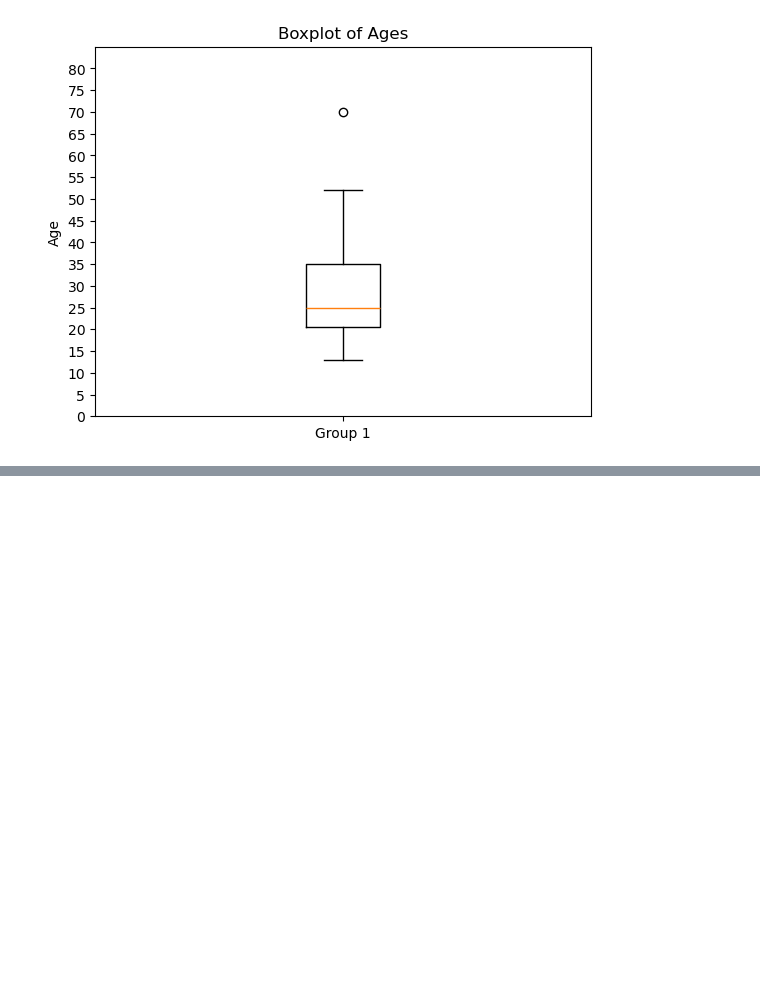
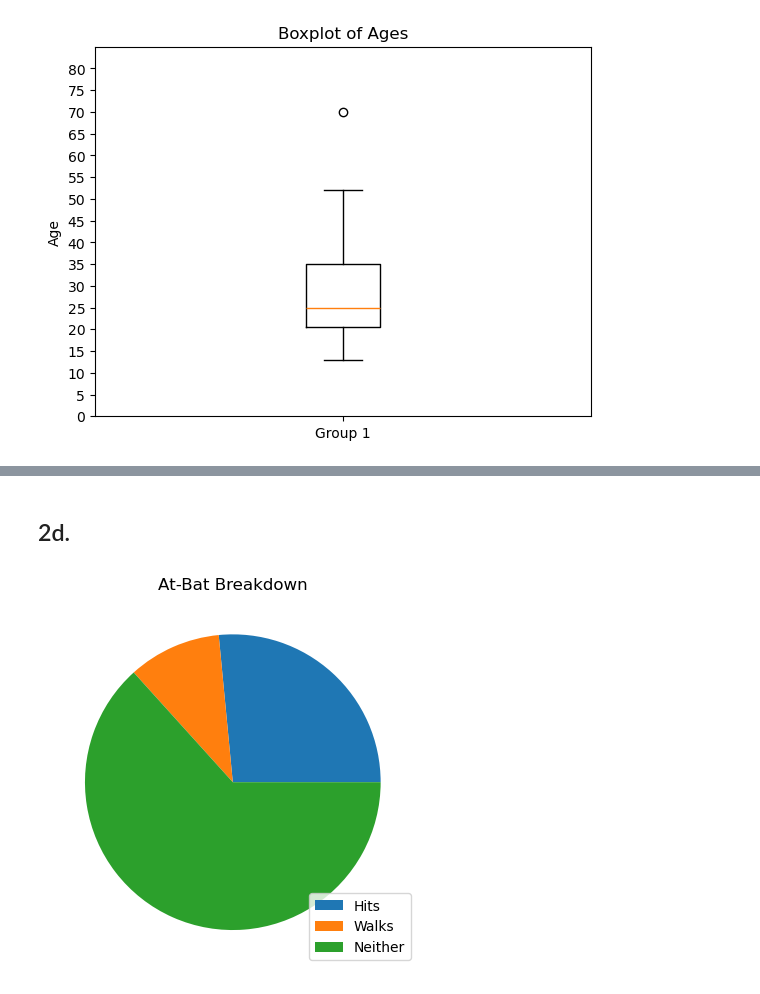
Before and after one commit to jyl22004/code_2600, a Jupyter notebook: homework1.ipynb, the cells around one changed output, grey strips where cells are left out. Cells and saved outputs as stored; diff of their text form; code cells hidden in the pictures; blank space fills up the shorter version.

```diff
--- a/homework1.ipynb
+++ b/homework1.ipynb
@@ -90,0 +146,26 @@ import csv
+# %% [markdown]
+## 2d.
+# %%
+from ISLP import load_data
+import matplotlib.pyplot as plt
+
+data = load_data('Hitters')
+total_AtBat = data['AtBat'].sum()
+total_Hits = data['Hits'].sum()
+total_Walks = data['Walks'].sum()
+total_neither = total_AtBat - total_Hits - total_Walks
+
+prc_Hit = total_Hits / total_AtBat
+prc_Walks = total_Walks / total_AtBat
+prc_neither = total_neither / total_AtBat
+percents = [prc_Hit, prc_Walks, prc_neither]
+types = ['Hits','Walks','Neither']
+
+fig, ax = plt.subplots()
+ax.pie(percents)
+ax.legend(types, loc = 'lower right')
+ax.set(title = 'At-Bat Breakdown')
+
+plt.show()
+# %% [output]
+[figure, added]
```
Also changed, not shown: parts of 33 cells of this notebook.
